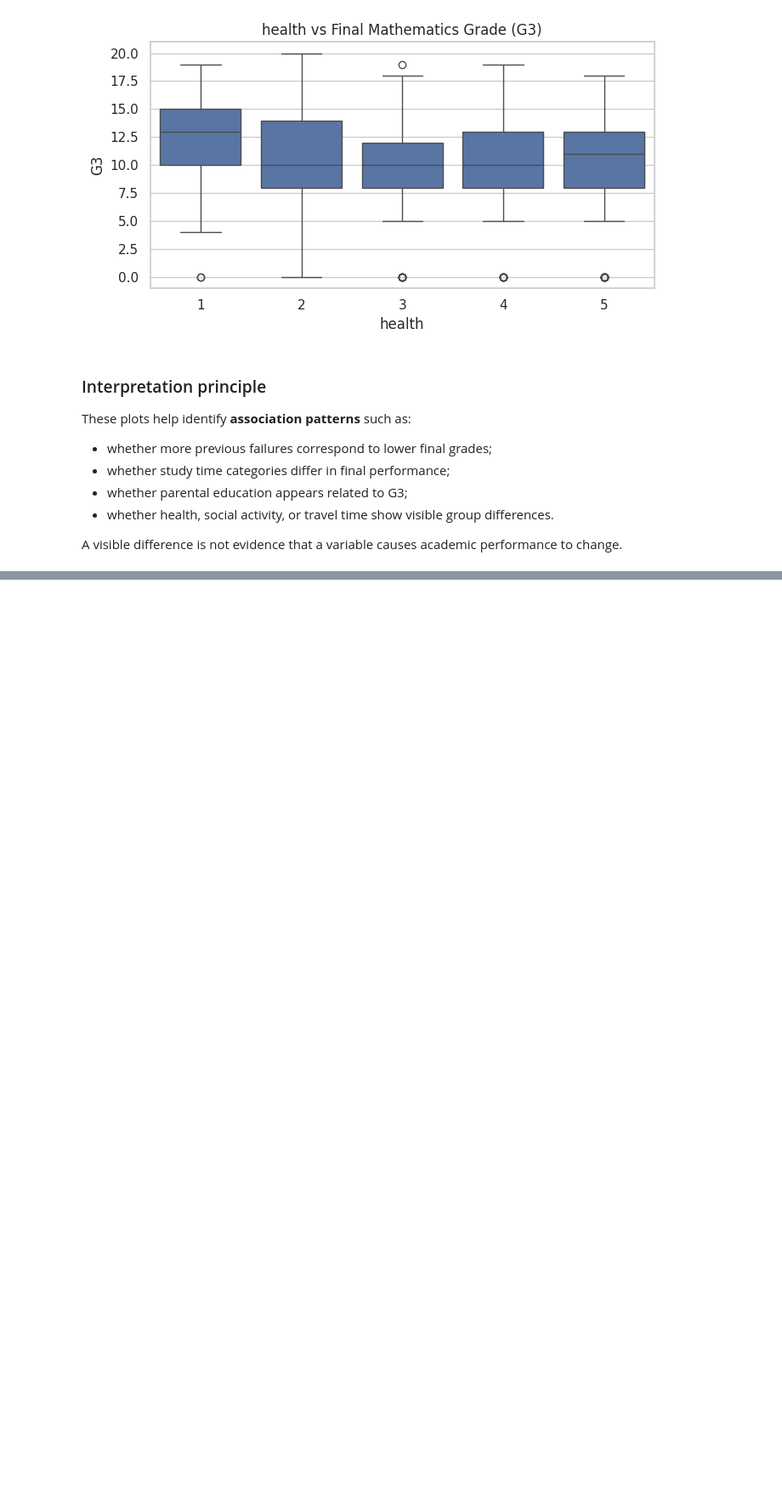
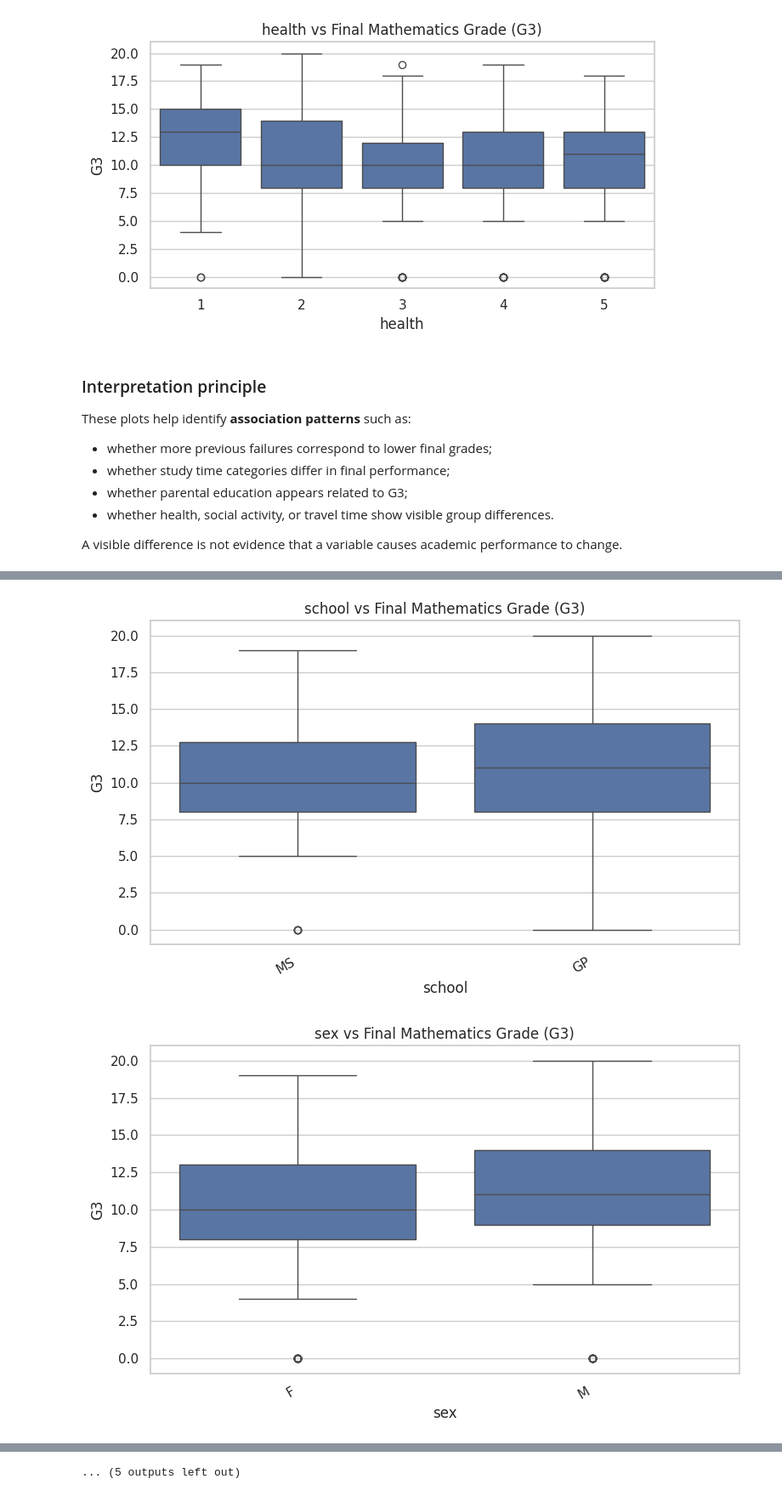
Before and after one commit to dealwisca-dot/Early-Identification-of-At-Risk-Students, a Jupyter notebook: EDA.ipynb, the cells around one changed output, grey strips where cells are left out. Shown at 85% size. Saved outputs shown, nothing was run; the diff lists cells and outputs as text; code cells hidden in the pictures; blank space fills up the shorter version.

Commit message:
feat(eda): add Section 9 - bivariate analysis of categorical variables against final grade G3

```diff
--- a/EDA.ipynb
+++ b/EDA.ipynb
@@ -735,0 +740,15 @@ A visible difference is not evidence that a variable causes academic performance
+# %%
+# ============================================================
+# 22. Categorical groups versus G3
+# ============================================================
+for col in categorical_cols:
+    plt.figure(figsize=(8, 5))
+    order = df.groupby(col)["G3"].median().sort_values().index
+    sns.boxplot(data=df, x=col, y="G3", order=order)
+    plt.title(f"{col} vs Final Mathematics Grade (G3)")
+    plt.xticks(rotation=30, ha="right")
+    plt.tight_layout()
+    plt.show()
+# %% [output]
+[figure, added]
+[figure, added]
@@ -735,0 +765 @@ A visible difference is not evidence that a variable causes academic performance
+... (5 outputs left out)
```
Also changed, not shown: parts of 4 cells of this notebook.
